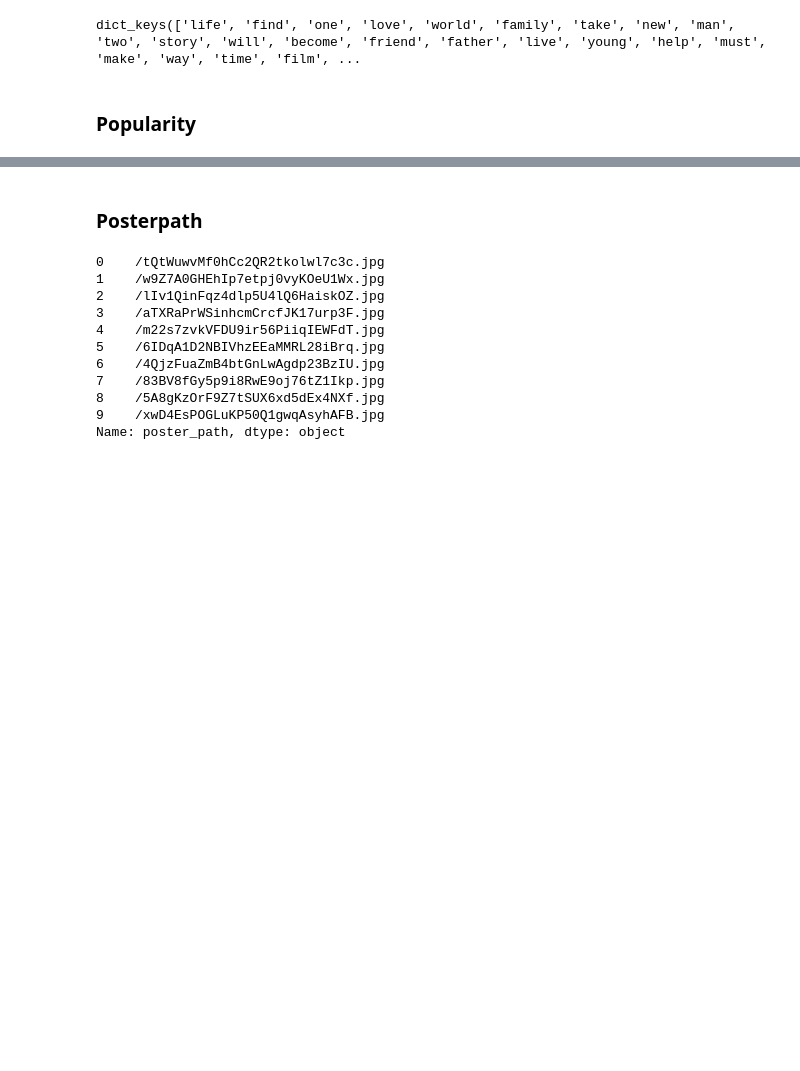
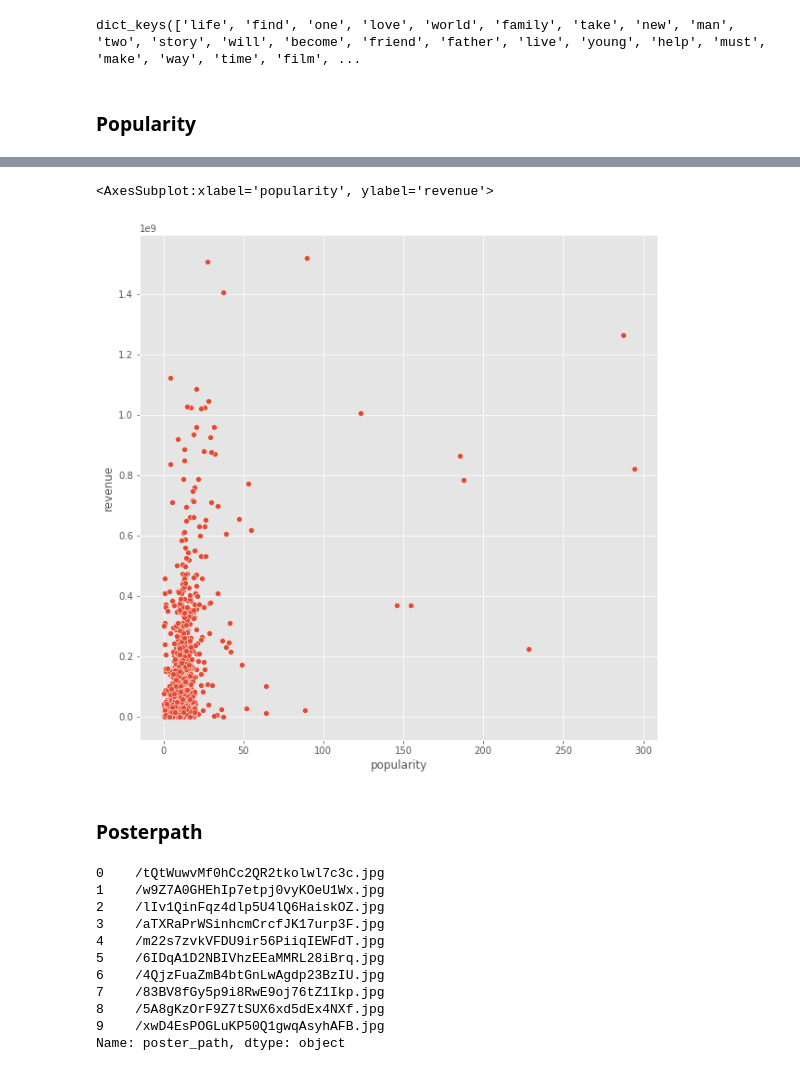
Before and after one commit to eydeem/Movie-prediction, a Jupyter notebook: main.ipynb, the cells around one changed output, grey strips where cells are left out. Cells and saved outputs as stored; diff of their text form; code cells hidden in the pictures; blank space fills up the shorter version.

```diff
--- a/main.ipynb
+++ b/main.ipynb
@@ -412,3 +421,9 @@ dict_keys(['life', 'find', 'one', 'love', 'world', 'family', 'take', 'new', 'man
+# %%
+plt.figure(figsize=(10,10))
+sns.scatterplot(x = 'popularity', y = 'revenue', data = train)
+# %% [output]
+<AxesSubplot:xlabel='popularity', ylabel='revenue'>
+[figure, added]
 # %% [markdown]
 ### Posterpath
 # %%
```
Also changed, not shown: parts of 25 cells of this notebook.
